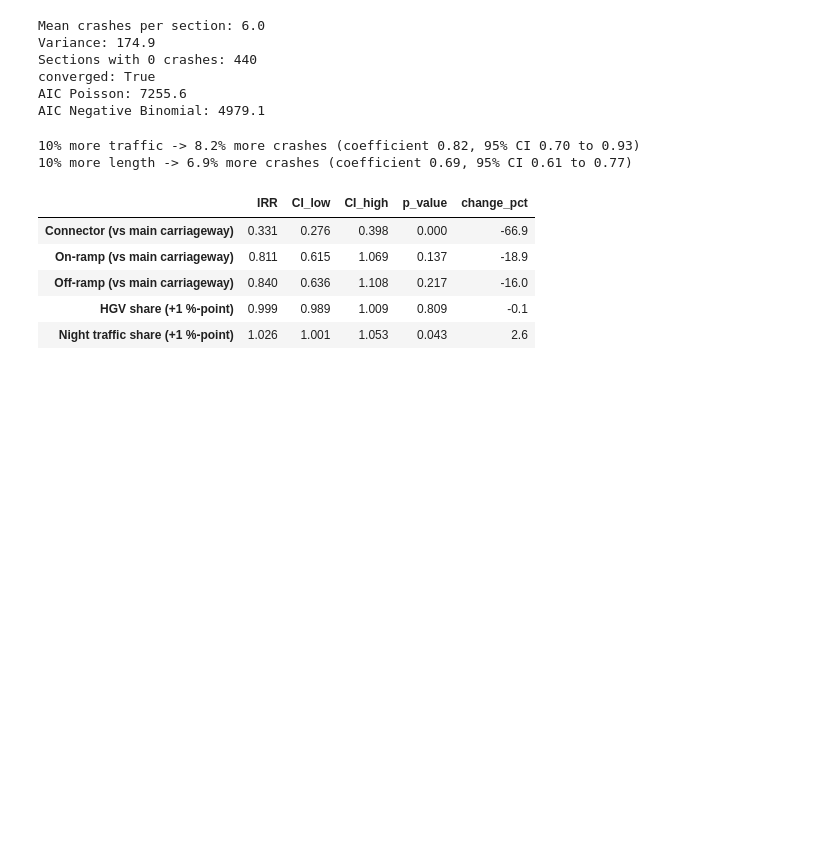
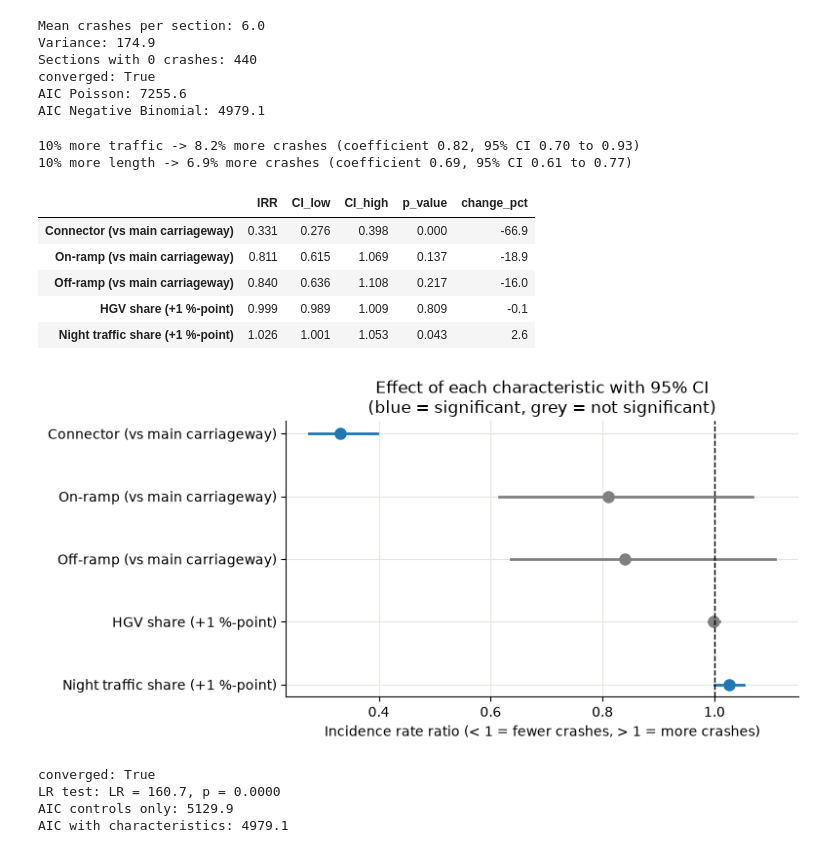
Before and after one commit to Rosanna1234/TIL-programming-group-project, a Jupyter notebook: analysis_subq2.ipynb, the cells around one changed output. Drawn from its saved outputs; the diff is of its cells as text; code cells hidden in the pictures; blank space fills up the shorter version.

```diff
--- a/analysis_subq2.ipynb
+++ b/analysis_subq2.ipynb
@@ -112,3 +112,37 @@ results.round(3)
 | Off-ramp (vs main carriageway) | 0.840 | 0.636 | 1.108 | 0.217 | -16.0 |
 | HGV share (+1 %-point) | 0.999 | 0.989 | 1.009 | 0.809 | -0.1 |
 | Night traffic share (+1 %-point) | 1.026 | 1.001 | 1.053 | 0.043 | 2.6 |
+# %%
+fig, ax = plt.subplots(figsize=(8, 4))
+for i, name in enumerate(results.index):
+    row = results.loc[name]
+    if row["p_value"] < 0.05:
+        color = "tab:blue"
+    else:
+        color = "grey"
+    ax.plot([row["CI_low"], row["CI_high"]], [i, i], color=color, linewidth=2)  # 95% CI
+    ax.plot(row["IRR"], i, "o", color=color, markersize=8)                       # IRR
+ax.axvline(1, color="black", linestyle="--", linewidth=1)
+ax.set_yticks(range(len(results)))
+ax.set_yticklabels(results.index)
+ax.invert_yaxis()
+ax.set_xlabel("Incidence rate ratio (< 1 = fewer crashes, > 1 = more crashes)")
+ax.set_title("Effect of each characteristic with 95% CI\n(blue = significant, grey = not significant)")
+plt.tight_layout()
+plt.savefig("figures/sq2_irr_plot.png", dpi=150, bbox_inches="tight")
+plt.show()
+# %% [output]
+[figure, added]
+# %%
+controls_model = fit_nb("TOTAL_CRASHES ~ LN_TRAFFIC + LN_LENGTH_KM", df)
+
+lr = 2 * (nb_model.llf - controls_model.llf)
+p_lr = stats.chi2.sf(lr, 5)   # 5 extra parameters: 3 carriageway groups + HGV + night
+print(f"LR test: LR = {lr:.1f}, p = {p_lr:.4f}")
+print("AIC controls only:", round(controls_model.aic, 1))
+print("AIC with characteristics:", round(nb_model.aic, 1))
+# %% [output]
+converged: True
+LR test: LR = 160.7, p = 0.0000
+AIC controls only: 5129.9
+AIC with characteristics: 4979.1
```
Also changed, not shown: parts of 1 cell of this notebook, 2 other files.
